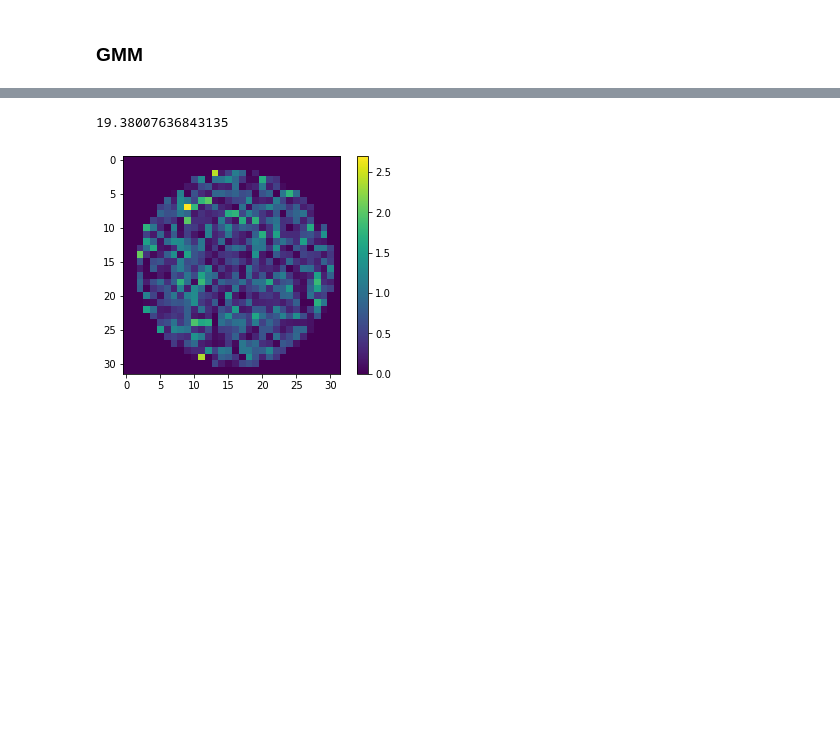
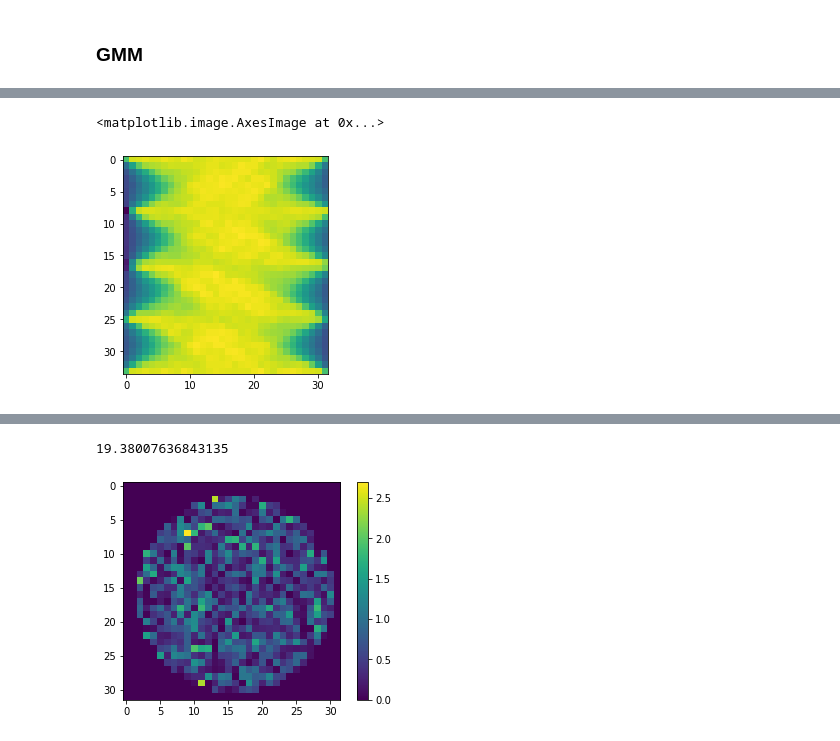
Before and after one commit to bogdantoader/simplecryoem, a Jupyter notebook: nb/SART.ipynb, the cells around one changed output, grey strips where cells are left out. Drawn from its saved outputs; the diff is of its cells as text; code cells hidden in the pictures; blank space fills up the shorter version.

```diff
--- a/nb/SART.ipynb
+++ b/nb/SART.ipynb
@@ -108,3 +135,8 @@ SNR = 0.34546888977882
+# %%
+plt.imshow(data)
+# %% [output]
+<matplotlib.image.AxesImage at 0x...>
+[figure, added]
 # %%
 loss_func, grad_loss_func = get_loss_function(fwd_model_vmap, thetas, data)
 
```
Also changed, not shown: parts of 13 cells of this notebook.
